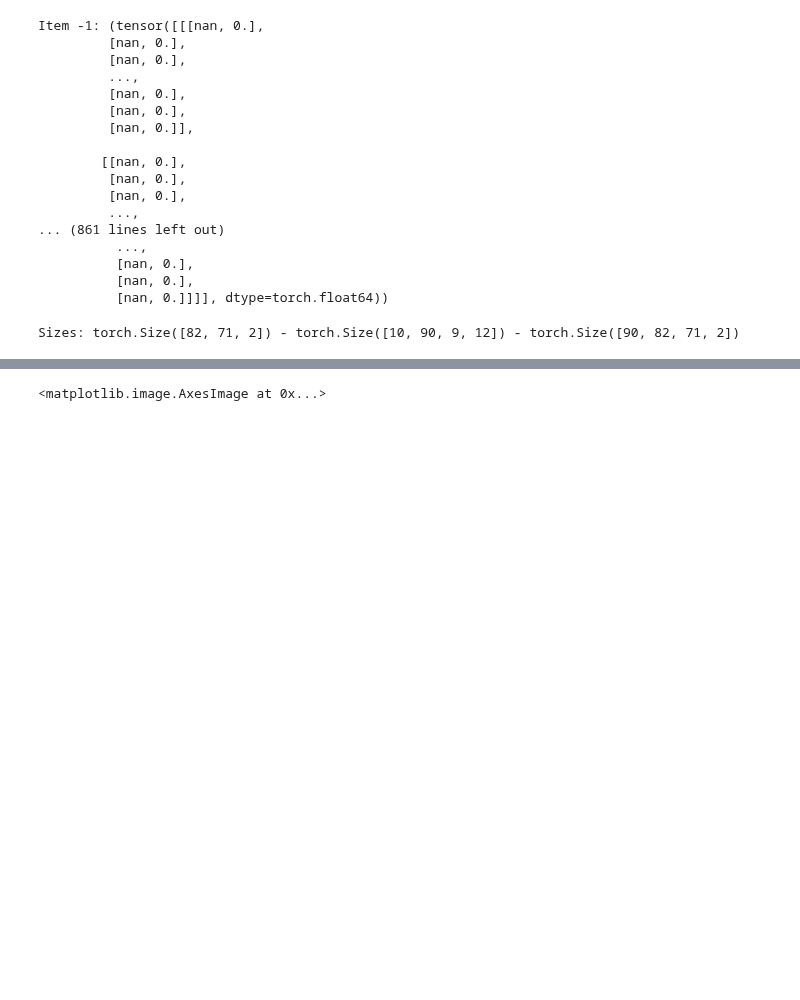
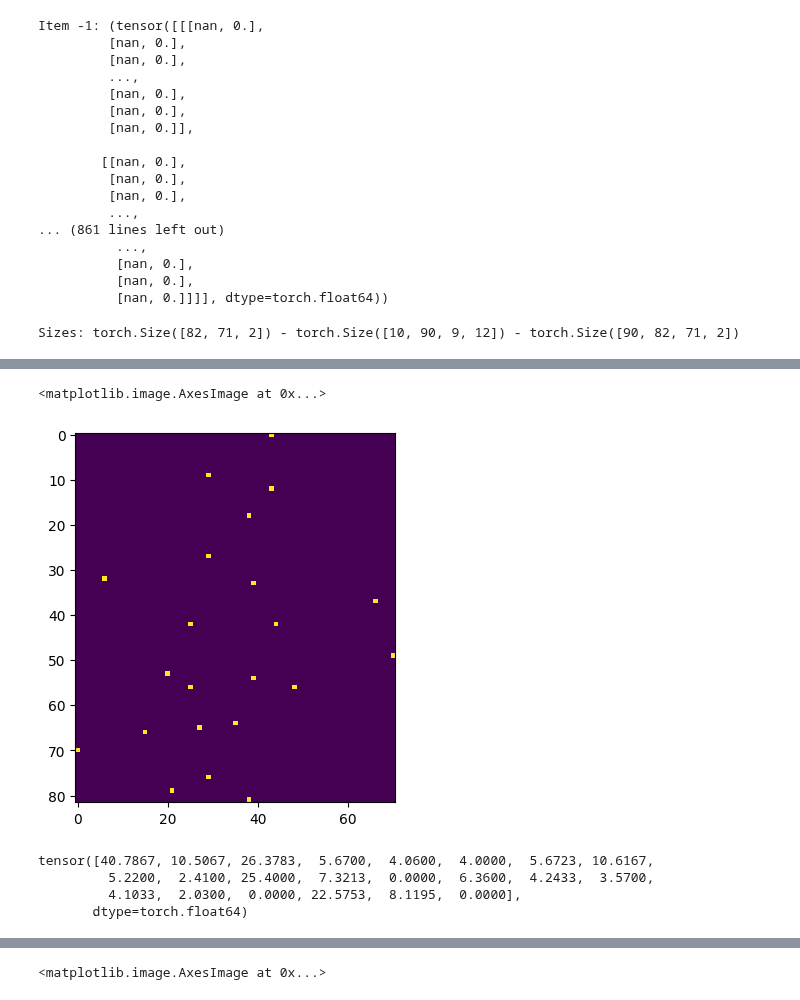
Before and after one commit to Matteo-Salis/physics-guided-gwl, a Jupyter notebook: src/notebooks/meteo_wtd_loader_2D.ipynb, the cells around one changed output, grey strips where cells are left out. Cells and saved outputs as stored; diff of their text form; code cells hidden in the pictures; blank space fills up the shorter version.

Commit message:
Example of dataloader for 2D case with input masking

```diff
--- a/src/notebooks/meteo_wtd_loader_2D.ipynb
+++ b/src/notebooks/meteo_wtd_loader_2D.ipynb
@@ -193,0 +204,17 @@ Sizes: torch.Size([82, 71, 2]) - torch.Size([10, 90, 9, 12]) - torch.Size([90, 8
+# %%
+plt.imshow(x[:,:,0] == ds.wtd_data_raserized["wtd"][-91])
+# %% [output]
+<matplotlib.image.AxesImage at 0x...>
+[figure, added]
+# %%
+input_mask_p = 0.1
+output_mask_p = 0.1
+
+nonzero_idxs = np.nonzero(x[:,:,1])
+input_mask_m = np.random.uniform(0,1,len(nonzero_idxs)) > input_mask_p
+x[nonzero_idxs[:,0],nonzero_idxs[:,1],0] * input_mask_m
+# %% [output]
+tensor([40.7867, 10.5067, 26.3783,  5.6700,  4.0600,  4.0000,  5.6723, 10.6167,
+         5.2200,  2.4100, 25.4000,  7.3213,  0.0000,  6.3600,  4.2433,  3.5700,
+         4.1033,  2.0300,  0.0000, 22.5753,  8.1195,  0.0000],
+       dtype=torch.float64)
```
Also changed, not shown: parts of 17 cells of this notebook.
